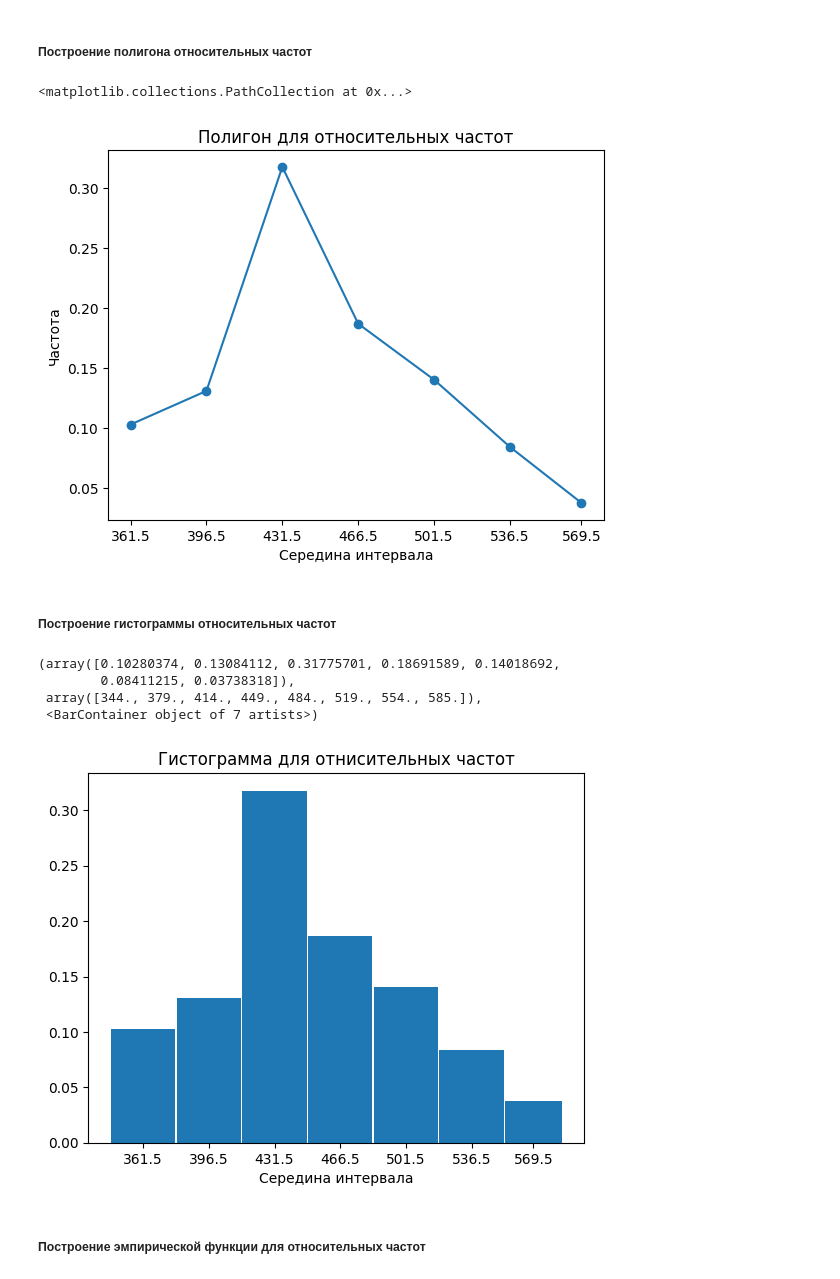
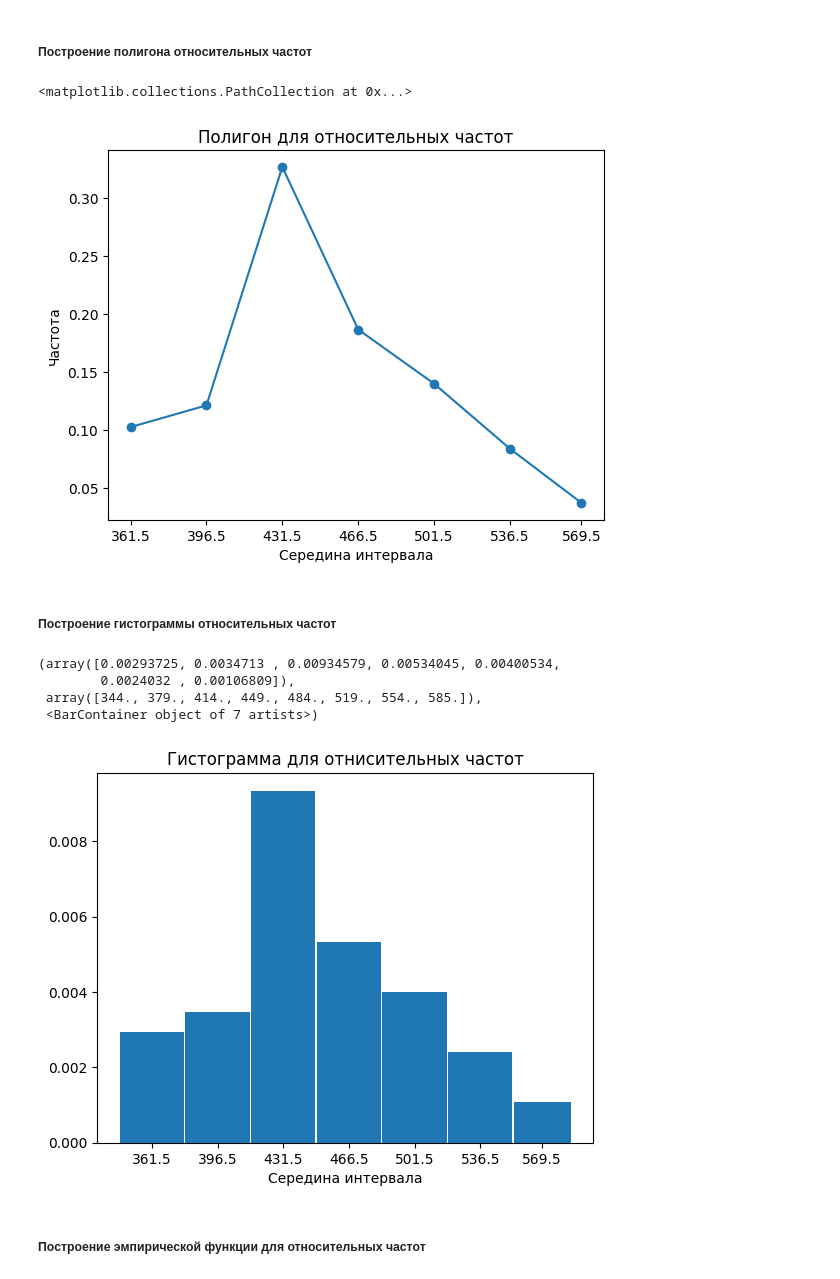
Before and after one commit to the-mvi/smedh-2023, a Jupyter notebook: 9383_Kamzolov_NA_Kreismann_KV/task1.ipynb, the cells around one changed output. Drawn from its saved outputs; the diff is of its cells as text; code cells hidden in the pictures.

Commit message:
hist fixes

```diff
--- a/9383_Kamzolov_NA_Kreismann_KV/task1.ipynb
+++ b/9383_Kamzolov_NA_Kreismann_KV/task1.ipynb
@@ -316,8 +316,8 @@ print(bounds)
 [344 379 414 449 484 519 554 585]
 # %%
 intervals_strings = np.array([]) # Получаем строковые интервалы
-intervals_strings = np.append(intervals_strings, '[{}, {}]'.format(bounds[0], bounds[1]))
-for i in range(1, len(bounds)-1):
-    intervals_strings = np.append(intervals_strings, '({}, {}]'.format(bounds[i], bounds[i + 1]))
+for i in range(0, len(bounds)-2):
+    intervals_strings = np.append(intervals_strings, '[{}, {})'.format(bounds[i], bounds[i + 1]))
+intervals_strings = np.append(intervals_strings, '[{}, {}]'.format(bounds[len(bounds)-2], bounds[len(bounds)-1]))
 print(intervals_strings)
 # %% [output]
@@ -329,14 +329,14 @@ interval_index = 0
 for item in ranked_series_array:
     if interval_index == k:
         break
-    if interval_index == 0:
-        if bounds[interval_index] <= item <= bounds[interval_index + 1]: # для первого нестрогого неравенства
+    if interval_index == len(intervals_strings)-1:
+        if bounds[interval_index] <= item <= bounds[interval_index + 1]: # для последнего нестрогого неравенства
             series_array_splitted[interval_index].append(item)
         else:
             interval_index += 1
             series_array_splitted[interval_index].append(item)
     else:
-        if bounds[interval_index] < item <= bounds[interval_index + 1]: # для остальных неравенств
+        if bounds[interval_index] <= item < bounds[interval_index + 1]: # для остальных неравенств
             series_array_splitted[interval_index].append(item)
         else:
             interval_index += 1
@@ -459,20 +460,20 @@ plt.plot(x, y) # Рисуем линию
 plt.scatter(x, y) # Рисуем точки
 # %% [output]
 <matplotlib.collections.PathCollection at 0x...>
-[figure, old version]
+[figure, new version]
 # %% [markdown]
 ##### Построение гистограммы относительных частот
 # %%
 plt.title("Гистограмма для отнисительных частот") # Заголовок
 plt.xticks(middle_points) # засечки на абсциссе
 plt.xlabel('Середина интервала') # Название абсциссы
-plt.hist(middle_points, bounds, weights=relative_frequencies, rwidth=0.98) # Рисуем гистограмму по средним точкам, границам интервалов и относительной частоте
+plt.hist(middle_points, bounds, weights=[x / h for x in relative_frequencies], rwidth=0.98) # Рисуем гистограмму по средним точкам, границам интервалов и относительной частоте
 # %% [output]
-(array([0.10280374, 0.13084112, 0.31775701, 0.18691589, 0.14018692,
-        0.08411215, 0.03738318]),
+(array([0.00293725, 0.0034713 , 0.00934579, 0.00534045, 0.00400534,
+        0.0024032 , 0.00106809]),
  array([344., 379., 414., 449., 484., 519., 554., 585.]),
  <BarContainer object of 7 artists>)
-[figure, old version]
+[figure, new version]
 # %% [markdown]
 ##### Построение эмпирической функции для относительных частот
 # %%
```
Also changed, not shown: parts of 9 cells of this notebook.
